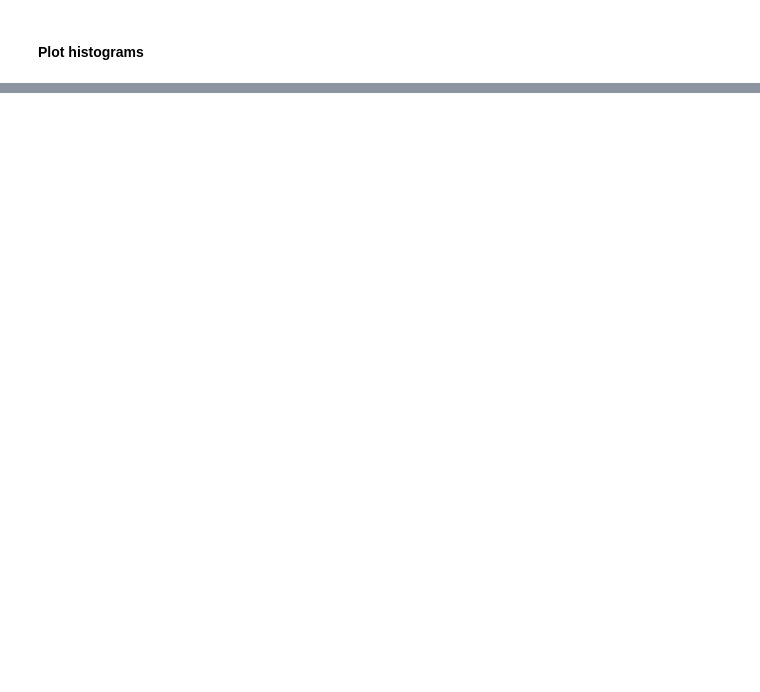
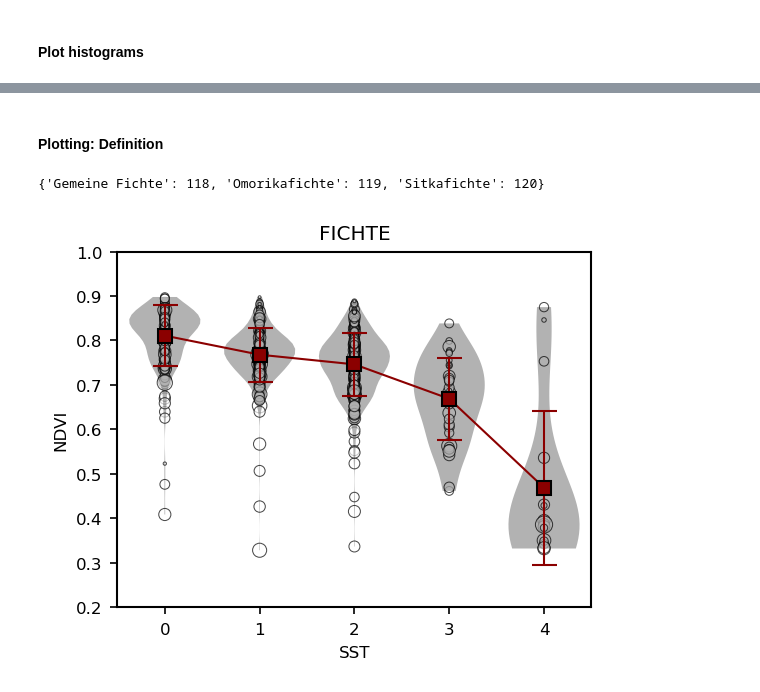
Before and after one commit to FlorianStehr/findatree, a Jupyter notebook: scripts/compare/features_terrestrial_vs_photometric.ipynb, the cells around one changed output, grey strips where cells are left out. Cells and saved outputs as stored; diff of their text form; code cells hidden in the pictures; blank space fills up the shorter version.

```diff
--- a/scripts/compare/features_terrestrial_vs_photometric.ipynb
+++ b/scripts/compare/features_terrestrial_vs_photometric.ipynb
@@ -62,0 +60,19 @@ memory usage: 3.4+ MB
+# %%
+# Get unique species ids and counts
+ids, counts = np.unique(df['ba'], return_counts=True)
+
+# Sort from highest count to lowest count
+sort_idx= np.flip(np.argsort(counts))
+counts = counts[sort_idx]
+ids = ids[sort_idx]
+
+# Get dict that maps from ba to species name
+ba_to_species = descriptions.species_id_to_name()
+species_to_ba = descriptions.species_name_to_id()
+
+print(f"Total number of trees: {len(df)}")
+print()
+print(f"{'id':<3}| {'name':<25}| {'count'}")
+print('-'*40)
+for id, count in zip(ids, counts):
+    print(f"{id:<3}| {ba_to_species[id]:<25}: {count}")
@@ -64,0 +134,2 @@ memory usage: 3.4+ MB
+# %% [markdown]
+#### Plotting: Definition
@@ -64,0 +213,45 @@ memory usage: 3.4+ MB
+# %%
+############### Select tree species
+species_pattern = 'fichte'
+species_select = dict([(key, val) for key, val in species_to_ba.items() if bool(re.search(species_pattern, key, re.IGNORECASE))])
+bas = list(species_select.values())
+print(species_select)
+
+############### Define the query
+query_str = 'ba in @bas'
+query_str += ' and kkl in [1,2,3]'
+query_str += ' and equivalent_diameter_area > 1'
+query_str += ' and min_brightest_ndre > 0'
+query_str += ' and eccentricity > 0'
+query_str += ' and eccentricity < 1'
+
+############### Which data to plot
+ndvi = df.query(query_str)['perc25_brightest_ndvi'].values
+ndvire = df.query(query_str)['perc25_brightest_ndvire'].values
+ndre = df.query(query_str)['perc25_brightest_ndre'].values
+grvi = df.query(query_str)['perc25_brightest_grvi'].values
+sst = df.query(query_str)['sst'].values
+light = df.query(query_str)['perc25_brightest_light'].values
+chm = df.query(query_str)['max_chm'].values
+
+data = {}
+data['x'] = sst
+data['y'] = ndvi
+data['s'] = light * 1000
+
+specs = {}
+specs['title'] = species_pattern.upper()
+specs['xlim'] = [-.5, 4.5]
+specs['ylim'] = [0.2, 1]
+specs['xlabel'] = 'sst'.upper()
+specs['ylabel'] = 'ndvi'.upper()
+
+plotter(data, specs)
+
+
+
+
+# plt.savefig(os.path.join(save_dir, save_name), transparent=True)
+# %% [output]
+{'Gemeine Fichte': 118, 'Omorikafichte': 119, 'Sitkafichte': 120}
+[figure, added]
```
Also changed, not shown: parts of 20 cells of this notebook, 4 other files.
